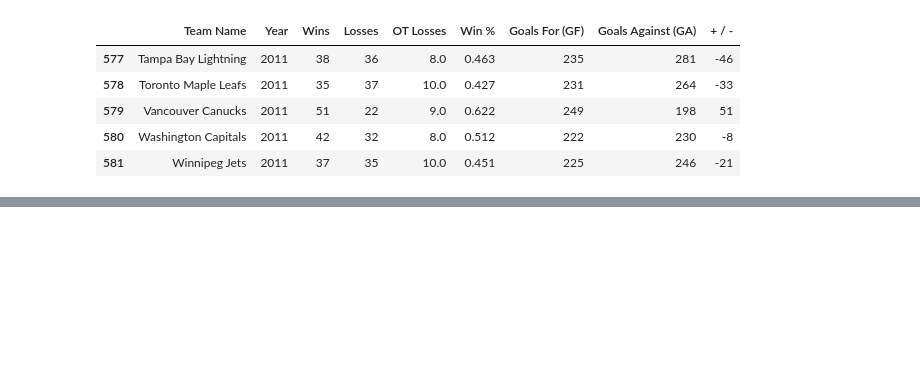
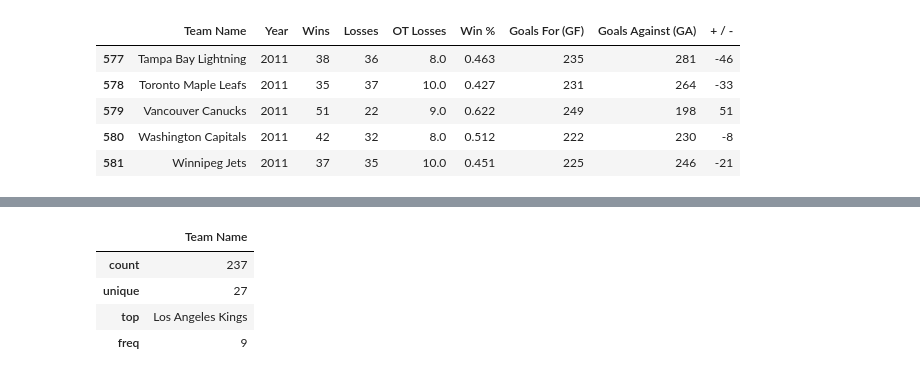
Before and after one commit to dlotter/gt-final-datascience, a Jupyter notebook: main_notebook.ipynb, the cells around one changed output, grey strips where cells are left out. Saved outputs shown, nothing was run; the diff lists cells and outputs as text; code cells hidden in the pictures; blank space fills up the shorter version.

```diff
--- a/main_notebook.ipynb
+++ b/main_notebook.ipynb
@@ -101,0 +218,8 @@ df.to_csv("data/hockey_teams.csv",index = False)
+# %%
+df.describe(include='object')
+# %% [output]
+|  | Team Name |
+| count | 237 |
+| unique | 27 |
+| top | Los Angeles Kings |
+| freq | 9 |
```
Also changed, not shown: parts of 32 cells of this notebook, 1 other file.
